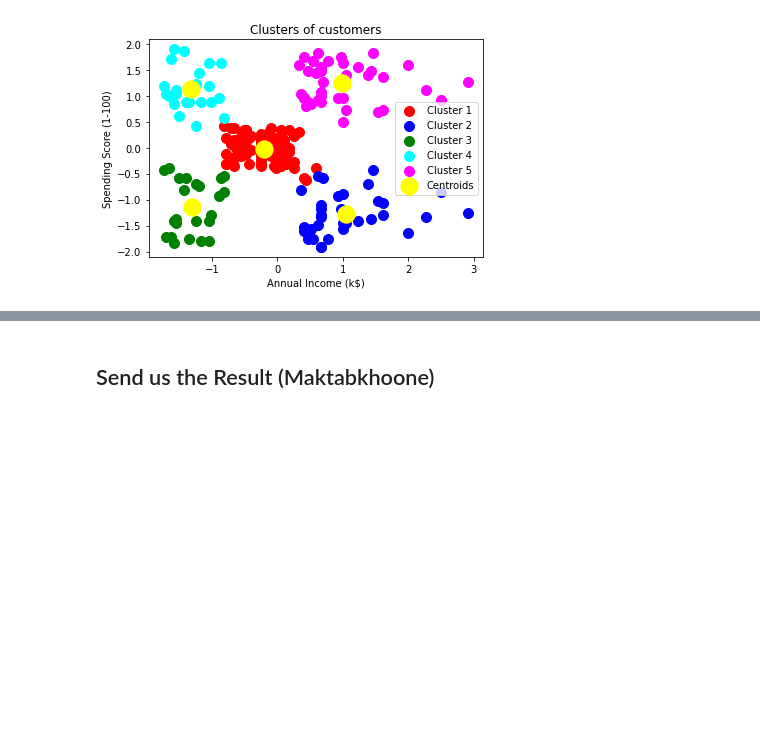
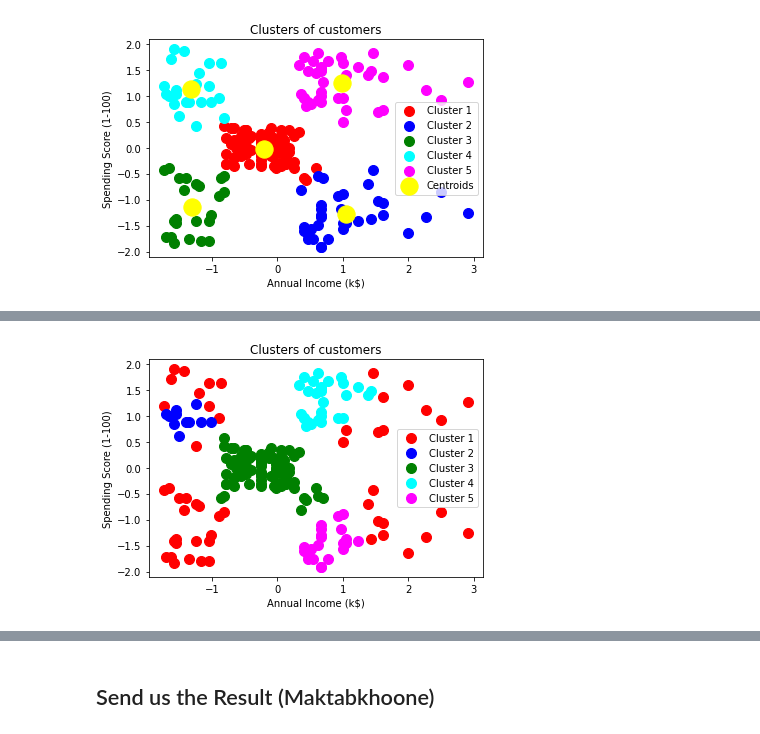
Before and after one commit to amirgarsha/ML_course_maktab, a Jupyter notebook: Mini_Project_4.ipynb, the cells around one changed output, grey strips where cells are left out. Saved outputs shown, nothing was run; the diff lists cells and outputs as text; code cells hidden in the pictures; blank space fills up the shorter version.

```diff
--- a/Mini_Project_4.ipynb
+++ b/Mini_Project_4.ipynb
@@ -295,0 +346,19 @@ plt.show()
+# %%
+X = df_customer_prc.iloc[:, 3:5].values
+# %%
+clustering = DBSCAN(eps=0.4, min_samples=10).fit(X)
+y_dbscan = clustering.labels_
+# %%
+plt.scatter(X[y_dbscan == -1, 0], X[y_dbscan == -1, 1], s = 100, c = 'red', label = 'Cluster 1')
+plt.scatter(X[y_dbscan == 0, 0], X[y_dbscan == 0, 1], s = 100, c = 'blue', label = 'Cluster 2')
+plt.scatter(X[y_dbscan == 1, 0], X[y_dbscan == 1, 1], s = 100, c = 'green', label = 'Cluster 3')
+plt.scatter(X[y_dbscan == 2, 0], X[y_dbscan == 2, 1], s = 100, c = 'cyan', label = 'Cluster 4')
+plt.scatter(X[y_dbscan == 3, 0], X[y_dbscan == 3, 1], s = 100, c = 'magenta', label = 'Cluster 5')
+#plt.scatter(kmeansModel.cluster_centers_[:, 0], kmeansModel.cluster_centers_[:, 1], s = 300, c = 'yellow', label = 'Centroids')
+plt.title('Clusters of customers')
+plt.xlabel('Annual Income (k$)')
+plt.ylabel('Spending Score (1-100)')
+plt.legend()
+plt.show()
+# %% [output]
+[figure, added]
```
Also changed, not shown: parts of 12 cells of this notebook.
